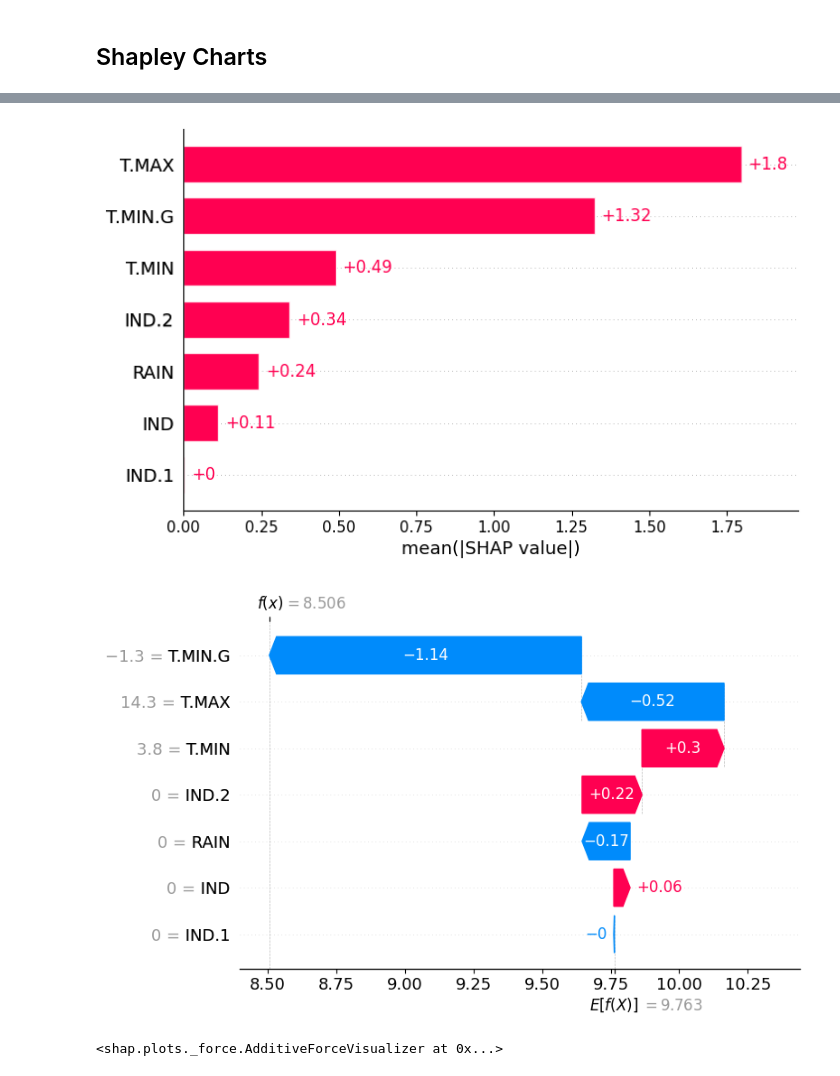
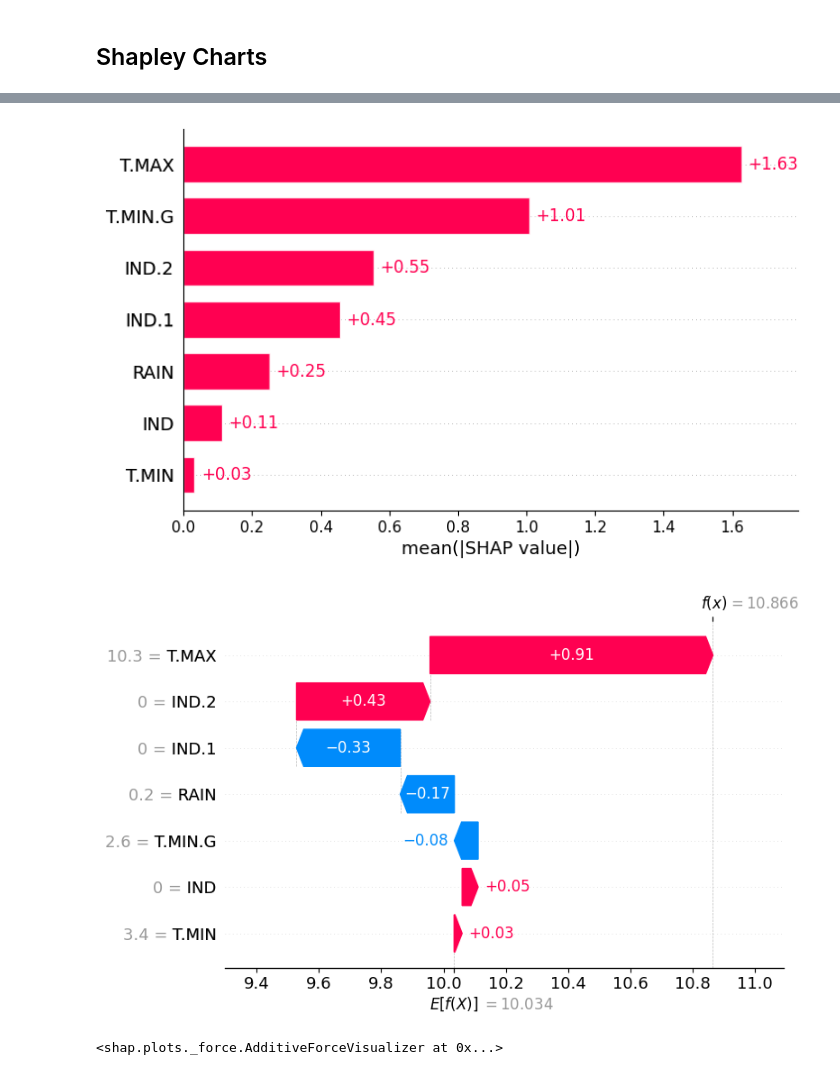
Before and after one commit to simonsymhoven/shap-thesis, a Jupyter notebook: notebooks/wind/wind.ipynb, the cells around one changed output, grey strips where cells are left out. Drawn from its saved outputs; the diff is of its cells as text; code cells hidden in the pictures.

```diff
--- a/notebooks/wind/wind.ipynb
+++ b/notebooks/wind/wind.ipynb
@@ -57,3 +57,8 @@ IND.2       61
 T.MIN      674
 T.MIN.G    360
 dtype: int64
+# %%
+for col in df.columns:
+    df[col].fillna(df[col].mode()[0], inplace=True)
+
+df.isnull().sum()
@@ -60,5 +75,4 @@ dtype: int64
 # %%
-df = df.dropna()
 summary = df.describe().transpose().round(2)
 summary
 # %% [output]
@@ -125,7 +159,7 @@ cdf
 # %% [markdown]
 ## Shapley Charts
 # %%
-explainer = shap.Explainer(linreg, X_train)
+explainer = shap.Explainer(linreg, X_train, algorithm='linear')
 shap_values = explainer(X_test)
 
 shap.summary_plot(shap_values, X_test)
@@ -134,12 +168,12 @@ shap.summary_plot(shap_values, X_test)
 # %%
 shap.plots.bar(shap_values)
 # %% [output]
-[figure, old version]
+[figure, new version]
 # %%
-sample_ind = 12
+sample_ind = 1
 shap.plots.waterfall(shap_values[sample_ind])
 # %% [output]
-[figure, old version]
+[figure, new version]
 # %%
 shap.plots.force(shap_values[sample_ind])
 # %% [output]
```
Also changed, not shown: parts of 10 cells of this notebook, 9 other files.
